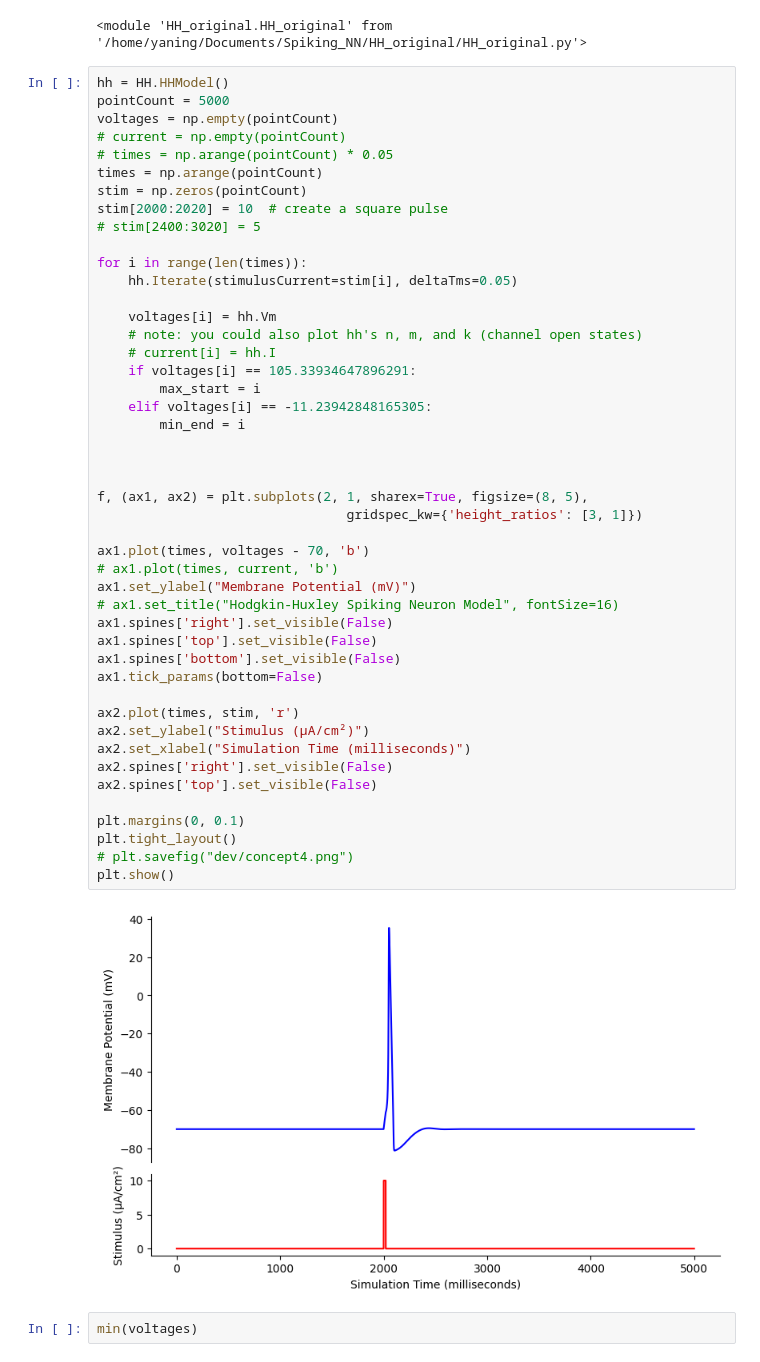
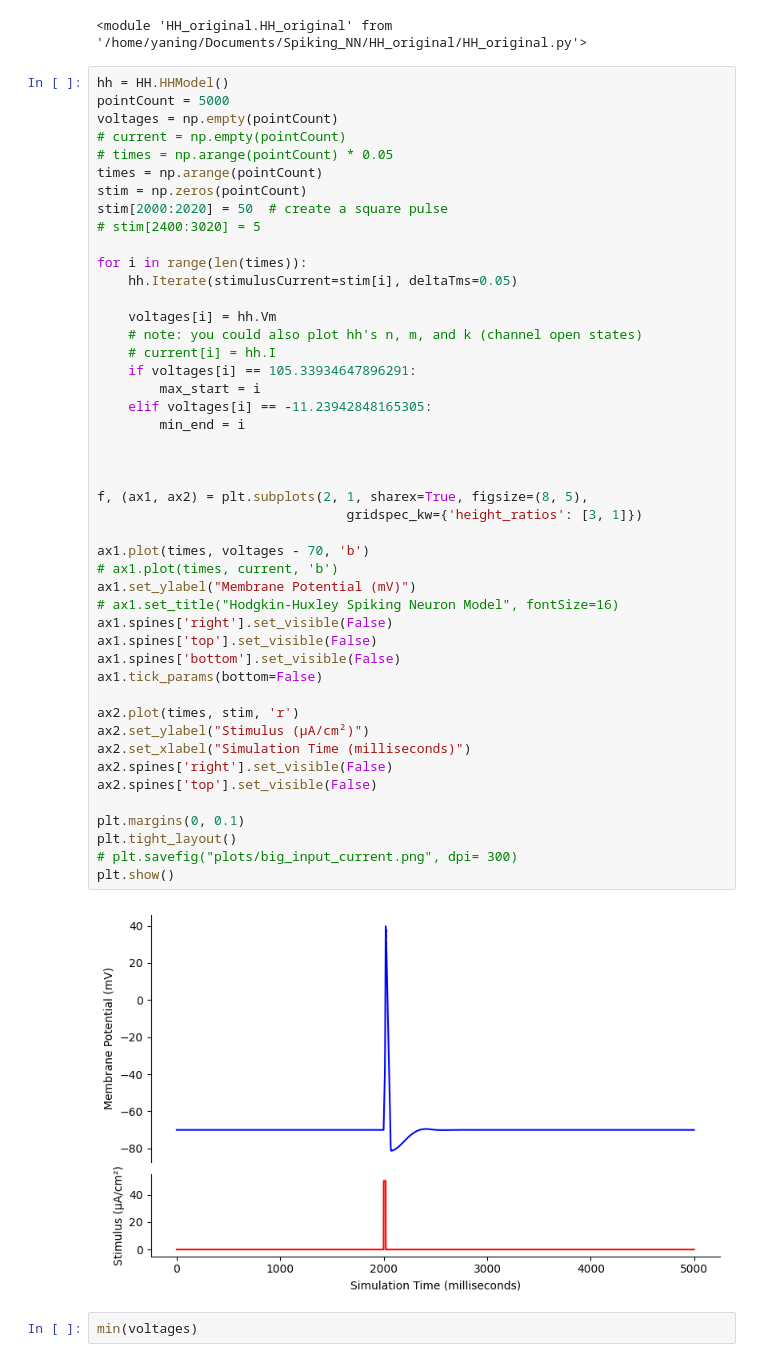
Before and after one commit to hhsherlock/Spiking_NN, a Jupyter notebook: HH_original/run_original.ipynb, the cells around one changed output. Drawn from its saved outputs; the diff is of its cells as text.

```diff
--- a/HH_original/run_original.ipynb
+++ b/HH_original/run_original.ipynb
@@ -24,7 +24,7 @@ voltages = np.empty(pointCount)
 # times = np.arange(pointCount) * 0.05
 times = np.arange(pointCount)
 stim = np.zeros(pointCount)
-stim[2000:2020] = 10  # create a square pulse
+stim[2000:2020] = 50  # create a square pulse
 # stim[2400:3020] = 5
 
 for i in range(len(times)):
@@ -35,35 +35,35 @@ for i in range(len(times)):
     # current[i] = hh.I
     if voltages[i] == 105.33934647896291:
         max_start = i
     elif voltages[i] == -11.23942848165305:
         min_end = i
 
 
 
 f, (ax1, ax2) = plt.subplots(2, 1, sharex=True, figsize=(8, 5),
                                 gridspec_kw={'height_ratios': [3, 1]})
 
 ax1.plot(times, voltages - 70, 'b')
 # ax1.plot(times, current, 'b')
 ax1.set_ylabel("Membrane Potential (mV)")
 # ax1.set_title("Hodgkin-Huxley Spiking Neuron Model", fontSize=16)
 ax1.spines['right'].set_visible(False)
 ax1.spines['top'].set_visible(False)
 ax1.spines['bottom'].set_visible(False)
 ax1.tick_params(bottom=False)
 
 ax2.plot(times, stim, 'r')
 ax2.set_ylabel("Stimulus (µA/cm²)")
 ax2.set_xlabel("Simulation Time (milliseconds)")
 ax2.spines['right'].set_visible(False)
 ax2.spines['top'].set_visible(False)
 
 plt.margins(0, 0.1)
 plt.tight_layout()
-# plt.savefig("dev/concept4.png")
+# plt.savefig("plots/big_input_current.png", dpi= 300)
 plt.show()
 # %% [output]
-[figure, old version]
+[figure, new version]
 # %%
 min(voltages)
 # %% [output]
```
Also changed, not shown: parts of 4 cells of this notebook, 7 other files.
